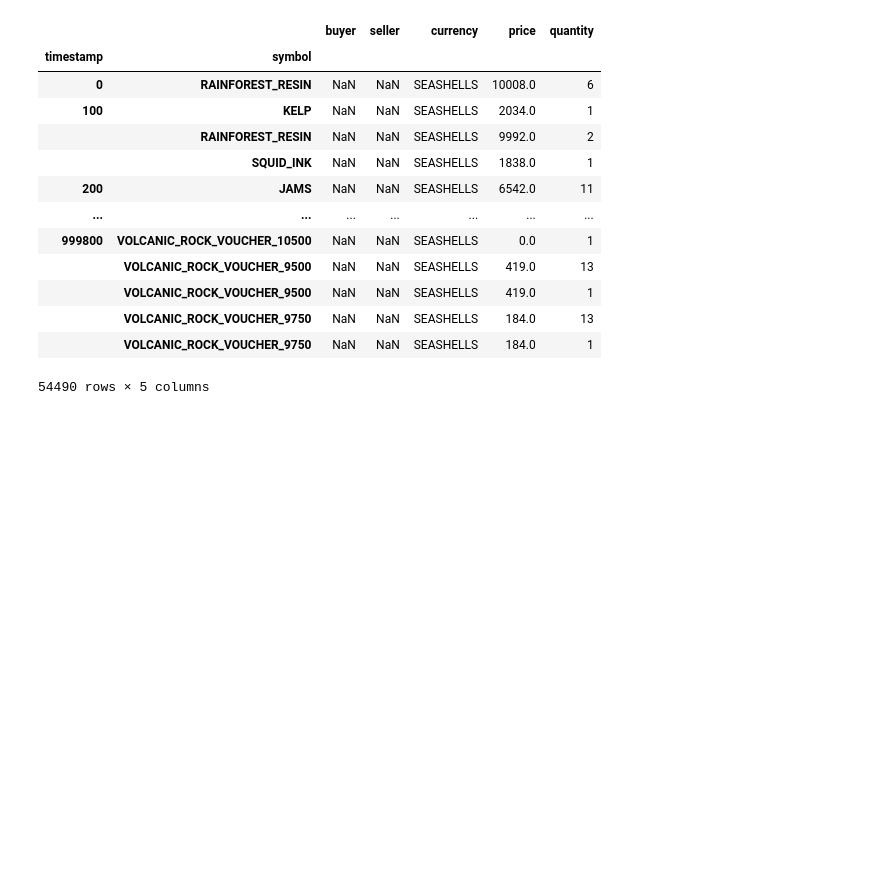
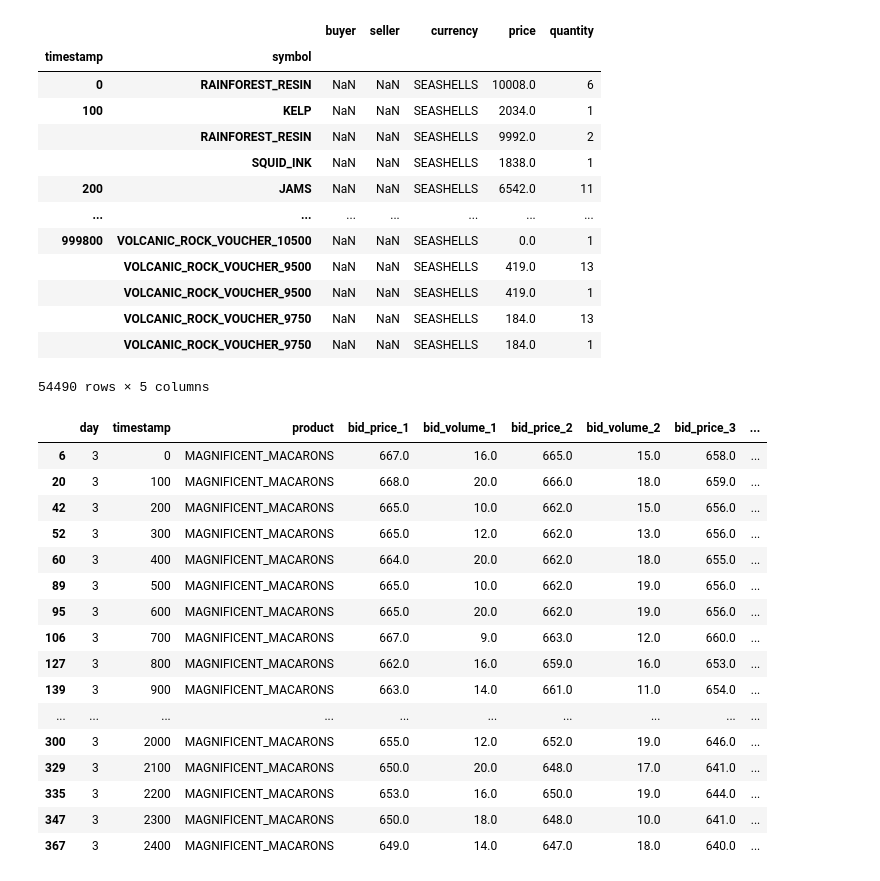
Before and after one commit to AnKhanhKiki/IMC-Trading, a Jupyter notebook: notebooks/round4.ipynb, the cells around one changed output. Cells and saved outputs as stored; diff of their text form; code cells hidden in the pictures; blank space fills up the shorter version.

```diff
--- a/notebooks/round4.ipynb
+++ b/notebooks/round4.ipynb
@@ -72,3 +111,24 @@ tdf
 |  | VOLCANIC_ROCK_VOUCHER_9750 | NaN | NaN | SEASHELLS | 184.0 | 13 |
 |  | VOLCANIC_ROCK_VOUCHER_9750 | NaN | NaN | SEASHELLS | 184.0 | 1 |
 54490 rows × 5 columns
+# %%
+log = pd.read_csv('../data/logs/0f9df3ec-34f7-4a3c-a63b-0569d2494282.csv', delimiter=';')
+log[log['product'] == 'MAGNIFICENT_MACARONS'].head(25)
+# %% [output]
+|  | day | timestamp | product | bid_price_1 | bid_volume_1 | bid_price_2 | bid_volume_2 | bid_price_3 | ... |
+| 6 | 3 | 0 | MAGNIFICENT_MACARONS | 667.0 | 16.0 | 665.0 | 15.0 | 658.0 | ... |
+| 20 | 3 | 100 | MAGNIFICENT_MACARONS | 668.0 | 20.0 | 666.0 | 18.0 | 659.0 | ... |
+| 42 | 3 | 200 | MAGNIFICENT_MACARONS | 665.0 | 10.0 | 662.0 | 15.0 | 656.0 | ... |
+| 52 | 3 | 300 | MAGNIFICENT_MACARONS | 665.0 | 12.0 | 662.0 | 13.0 | 656.0 | ... |
+| 60 | 3 | 400 | MAGNIFICENT_MACARONS | 664.0 | 20.0 | 662.0 | 18.0 | 655.0 | ... |
+| 89 | 3 | 500 | MAGNIFICENT_MACARONS | 665.0 | 10.0 | 662.0 | 19.0 | 656.0 | ... |
+| 95 | 3 | 600 | MAGNIFICENT_MACARONS | 665.0 | 20.0 | 662.0 | 19.0 | 656.0 | ... |
+| 106 | 3 | 700 | MAGNIFICENT_MACARONS | 667.0 | 9.0 | 663.0 | 12.0 | 660.0 | ... |
+| 127 | 3 | 800 | MAGNIFICENT_MACARONS | 662.0 | 16.0 | 659.0 | 16.0 | 653.0 | ... |
+| 139 | 3 | 900 | MAGNIFICENT_MACARONS | 663.0 | 14.0 | 661.0 | 11.0 | 654.0 | ... |
+| ... | ... | ... | ... | ... | ... | ... | ... | ... | ... |
+| 300 | 3 | 2000 | MAGNIFICENT_MACARONS | 655.0 | 12.0 | 652.0 | 19.0 | 646.0 | ... |
+| 329 | 3 | 2100 | MAGNIFICENT_MACARONS | 650.0 | 20.0 | 648.0 | 17.0 | 641.0 | ... |
+| 335 | 3 | 2200 | MAGNIFICENT_MACARONS | 653.0 | 16.0 | 650.0 | 19.0 | 644.0 | ... |
+| 347 | 3 | 2300 | MAGNIFICENT_MACARONS | 650.0 | 18.0 | 648.0 | 10.0 | 641.0 | ... |
+| 367 | 3 | 2400 | MAGNIFICENT_MACARONS | 649.0 | 14.0 | 647.0 | 18.0 | 640.0 | ... |
```
Also changed, not shown: parts of 3 cells of this notebook, 4 other files.
